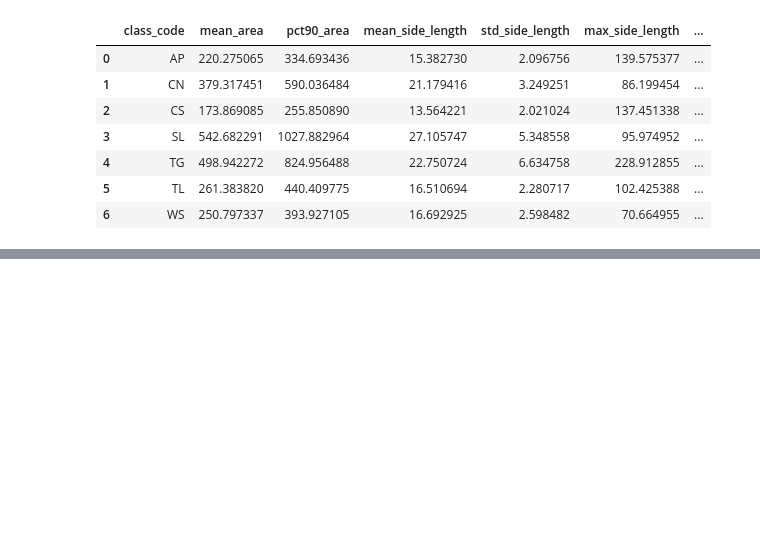
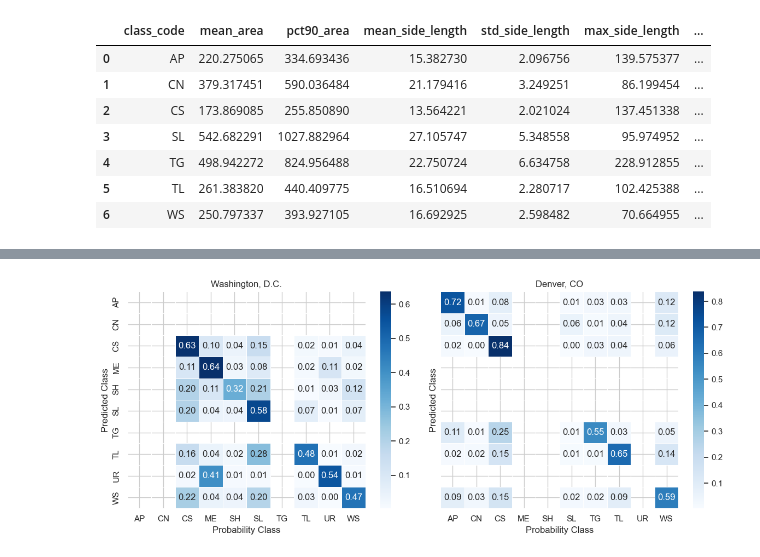
Before and after one commit to maxwellCcook/rooftop-mapping, a Jupyter notebook: code/_manuscript_figures.ipynb, the cells around one changed output, grey strips where cells are left out. Saved outputs shown, nothing was run; the diff lists cells and outputs as text; code cells hidden in the pictures; blank space fills up the shorter version.

```diff
--- a/code/_manuscript_figures.ipynb
+++ b/code/_manuscript_figures.ipynb
@@ -454,2 +454,45 @@ plt.show()
+# %%
+# Heatmap of prediction probabilities
+df = cls_df.copy() # work with a copy
+# Melt the dataset to long format for better aggregation
+df_m = df.melt(
+    id_vars=["prediction", "region"],
+    value_vars=[col for col in df.columns if col not in ["uid", "region", "confidence", "geometry"]]
+)
+# compute mean probability for each prediction-region-class combination
+conf_mat = df_m.groupby(["prediction", "region", "variable"])["value"].mean().reset_index()
+
+# get unique regions
+regions = df["region"].unique()
+
+# Create subplots for the two regions
+fig, axes = plt.subplots(1, len(regions), figsize=(12, 5), sharex=True, sharey=True)
+# loop through regions and create a heatmap for each
+for ax, region in zip(axes, regions):
+    # Subset data for the current region
+    conf_mat_region = conf_mat[conf_mat["region"] == region]
+    # Get unique classes for this region
+    region_classes = sorted(set(conf_mat_region["prediction"]).union(set(conf_mat_region["variable"])))
+    # Pivot to create confusion matrix
+    conf_mat_p = conf_mat_region.pivot(index="prediction", columns="variable", values="value")
+    # Ensure square matrix by reindexing
+    conf_mat_p = conf_mat_p.reindex(index=region_classes, columns=region_classes, fill_value=0)
+    # Plot heatmap
+    sns.heatmap(conf_mat_p, annot=True, cmap="Blues", fmt=".2f", linewidths=0.5, ax=ax)
+    # Titles and labels
+    ax.set_title(f"{region}")
+    ax.set_xlabel("Probability Class")
+    ax.set_ylabel("Predicted Class")
+
+# Adjust layout and show
+plt.tight_layout()
+
+# Save the figure
+out_png = os.path.join(projdir, f'figures/FigureA4_dc-denver_classified_conf_mat_probs.png')
+plt.savefig(out_png, dpi=500, bbox_inches='tight')
+
+plt.show()
+# %% [output]
+[figure, added]
 # %%
 # Count the occurrences of each predicted class per region
```
Also changed, not shown: parts of 29 cells of this notebook, 16 other files.
